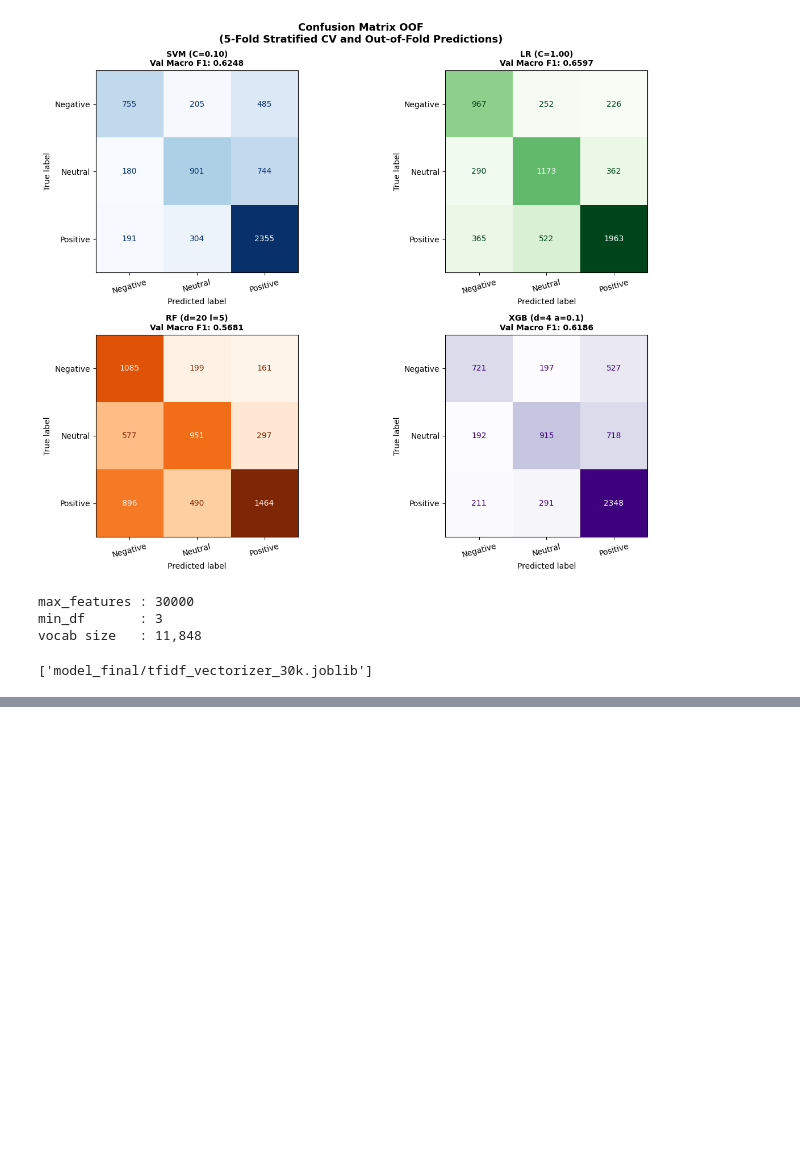
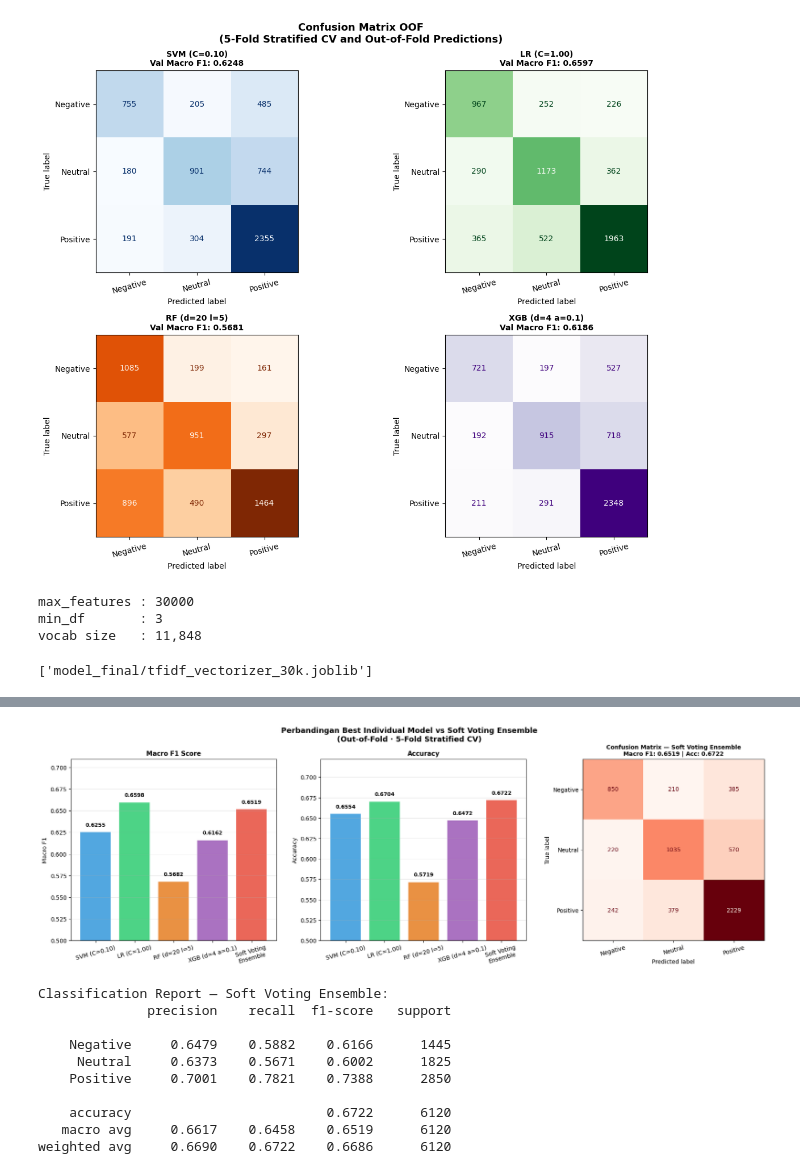
Before and after one commit to Jerome-88/Indo-Financial-Slang-Stacking, a Jupyter notebook: notebooks/train_experiment.ipynb, the cells around one changed output, grey strips where cells are left out. Saved outputs shown, nothing was run; the diff lists cells and outputs as text; code cells hidden in the pictures; blank space fills up the shorter version.

Commit message:
soft

```diff
--- a/notebooks/train_experiment.ipynb
+++ b/notebooks/train_experiment.ipynb
@@ -713,0 +810,67 @@ vocab size   : 11,848
+# %%
+# Visualisasi: Bar chart perbandingan + Confusion Matrix Ensemble
+
+model_names = list(oof_preds.keys()) + ["Soft Voting\nEnsemble"]
+f1_scores   = [f1_score(y, p, average="macro") for p in oof_preds.values()] + [ensemble_f1]
+acc_scores  = [accuracy_score(y, p) for p in oof_preds.values()] + [ensemble_acc]
+colors      = ["#3498db", "#2ecc71", "#e67e22", "#9b59b6", "#e74c3c"]
+
+fig, axes = plt.subplots(1, 3, figsize=(18, 6))
+fig.suptitle(
+    "Perbandingan Best Individual Model vs Soft Voting Ensemble\n"
+    "(Out-of-Fold · 5-Fold Stratified CV)",
+    fontsize=13, fontweight="bold",
+)
+
+# Panel 1: Macro F1
+ax1 = axes[0]
+bars1 = ax1.bar(model_names, f1_scores, color=colors, alpha=0.85, edgecolor="white", linewidth=1.2)
+ax1.set_title("Macro F1 Score", fontweight="bold", fontsize=11)
+ax1.set_ylabel("Macro F1")
+ax1.set_ylim(0.50, max(f1_scores) + 0.05)
+ax1.grid(axis="y", alpha=0.3)
+for bar, v in zip(bars1, f1_scores):
+    ax1.text(bar.get_x() + bar.get_width()/2, bar.get_height() + 0.005,
+             f"{v:.4f}", ha="center", va="bottom", fontsize=9, fontweight="bold")
+ax1.tick_params(axis="x", rotation=15)
+
+# Panel 2: Accuracy
+ax2 = axes[1]
+bars2 = ax2.bar(model_names, acc_scores, color=colors, alpha=0.85, edgecolor="white", linewidth=1.2)
+ax2.set_title("Accuracy", fontweight="bold", fontsize=11)
+ax2.set_ylabel("Accuracy")
+ax2.set_ylim(0.50, max(acc_scores) + 0.05)
+ax2.grid(axis="y", alpha=0.3)
+for bar, v in zip(bars2, acc_scores):
+    ax2.text(bar.get_x() + bar.get_width()/2, bar.get_height() + 0.005,
+             f"{v:.4f}", ha="center", va="bottom", fontsize=9, fontweight="bold")
+ax2.tick_params(axis="x", rotation=15)
+
+# Panel 3: Confusion Matrix Ensemble
+ax3 = axes[2]
+cm_ens = confusion_matrix(y, y_ensemble)
+disp = ConfusionMatrixDisplay(confusion_matrix=cm_ens, display_labels=LABEL_NAMES)
+disp.plot(ax=ax3, colorbar=False, cmap="Reds")
+ax3.set_title(f"Confusion Matrix — Soft Voting Ensemble\nMacro F1: {ensemble_f1:.4f} | Acc: {ensemble_acc:.4f}",
+              fontweight="bold", fontsize=10)
+ax3.tick_params(axis="x", rotation=15)xdd
+
+plt.tight_layout()
+fig.savefig("results/04_ensemble_comparison.png", dpi=150, bbox_inches="tight")
+plt.show()
+
+# Classification report ensemble
+print("\nClassification Report — Soft Voting Ensemble:")
+print(classification_report(y, y_ensemble, target_names=LABEL_NAMES, digits=4))
+# %% [output]
+[figure, added]
+Classification Report — Soft Voting Ensemble:
+              precision    recall  f1-score   support
+
+    Negative     0.6479    0.5882    0.6166      1445
+     Neutral     0.6373    0.5671    0.6002      1825
+    Positive     0.7001    0.7821    0.7388      2850
+
+    accuracy                         0.6722      6120
+   macro avg     0.6617    0.6458    0.6519      6120
+weighted avg     0.6690    0.6722    0.6686      6120
```
Also changed, not shown: parts of 5 cells of this notebook, 13 other files.
